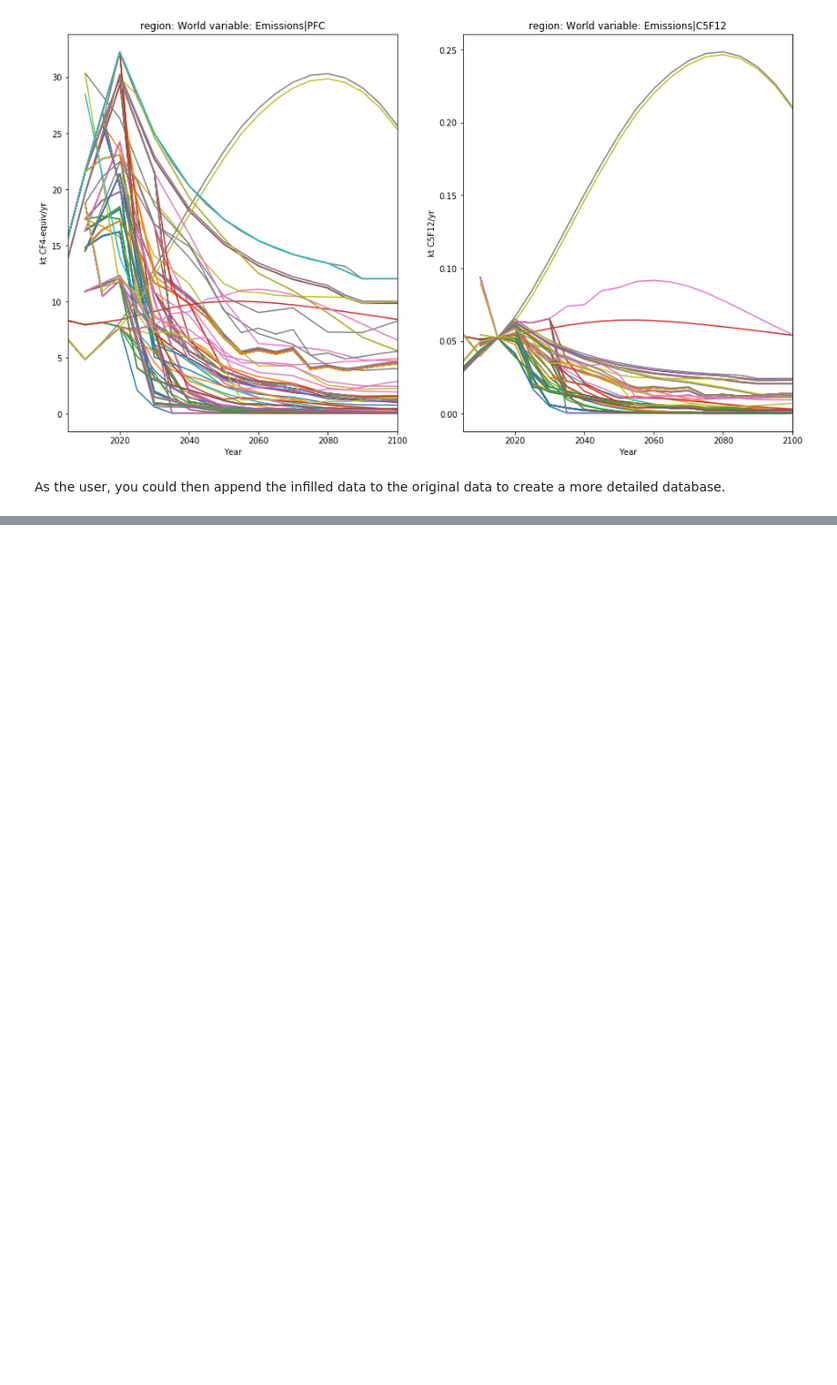
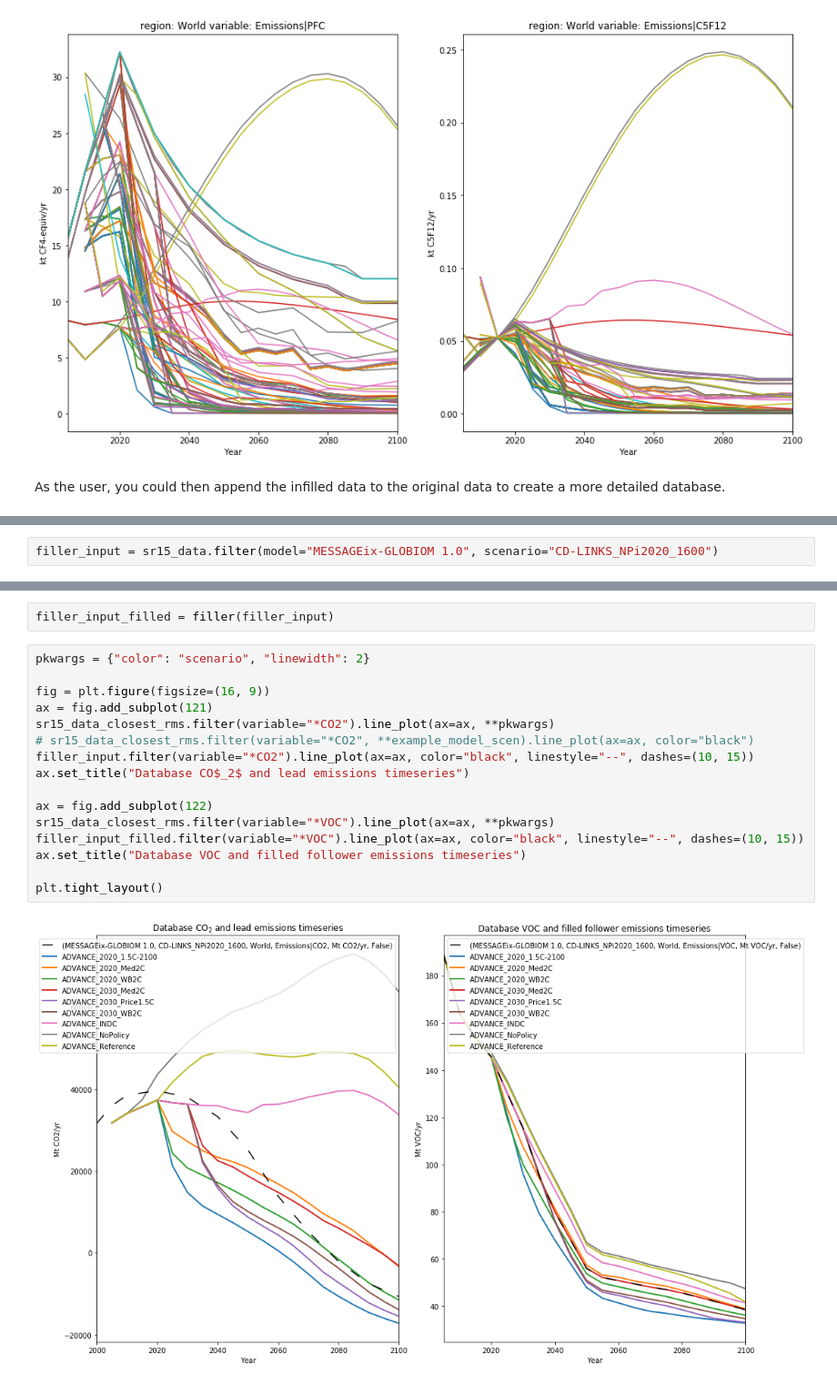
Before and after one commit to GranthamImperial/silicone, a Jupyter notebook: notebooks/infilling.ipynb, the cells around one changed output, grey strips where cells are left out. Shown at 91% size. Saved outputs shown, nothing was run; the diff lists cells and outputs as text; blank space fills up the shorter version.

```diff
--- a/notebooks/infilling.ipynb
+++ b/notebooks/infilling.ipynb
@@ -220,0 +323,2 @@ sr15_data_plus.filter(variable=["*PFC", "*C5F12"]).timeseries().head()
+# %%
+filler_input = sr15_data.filter(model="MESSAGEix-GLOBIOM 1.0", scenario="CD-LINKS_NPi2020_1600")
@@ -220,0 +332,20 @@ sr15_data_plus.filter(variable=["*PFC", "*C5F12"]).timeseries().head()
+# %%
+filler_input_filled = filler(filler_input)
+# %%
+pkwargs = {"color": "scenario", "linewidth": 2}
+
+fig = plt.figure(figsize=(16, 9))
+ax = fig.add_subplot(121)
+sr15_data_closest_rms.filter(variable="*CO2").line_plot(ax=ax, **pkwargs)
+# sr15_data_closest_rms.filter(variable="*CO2", **example_model_scen).line_plot(ax=ax, color="black")
+filler_input.filter(variable="*CO2").line_plot(ax=ax, color="black", linestyle="--", dashes=(10, 15))
+ax.set_title("Database CO$_2$ and lead emissions timeseries")
+
+ax = fig.add_subplot(122)
+sr15_data_closest_rms.filter(variable="*VOC").line_plot(ax=ax, **pkwargs)
+filler_input_filled.filter(variable="*VOC").line_plot(ax=ax, color="black", linestyle="--", dashes=(10, 15))
+ax.set_title("Database VOC and filled follower emissions timeseries")
+
+plt.tight_layout()
+# %% [output]
+[figure, added]
```
Also changed, not shown: parts of 21 cells of this notebook, 4 other files.
